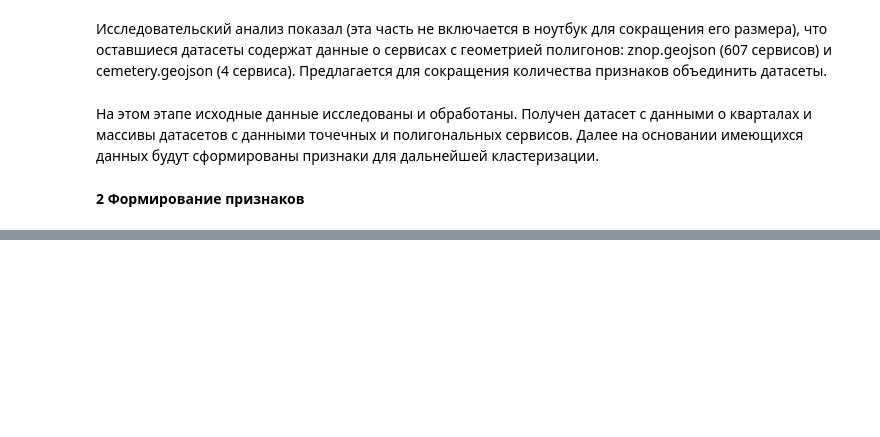
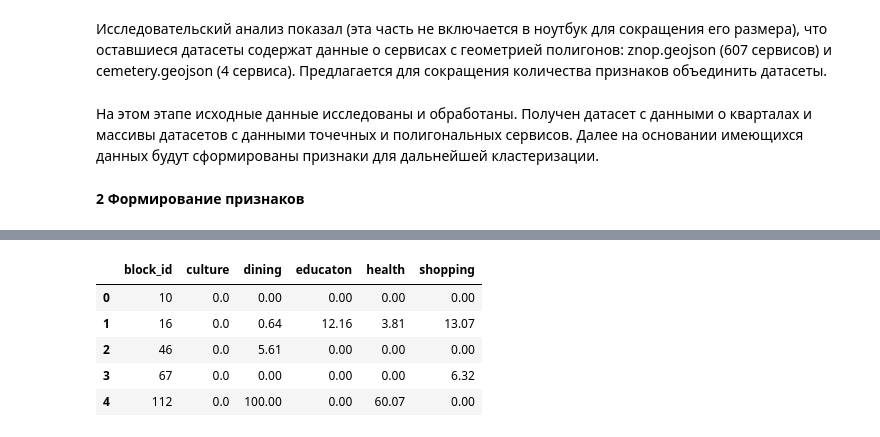
Before and after one commit to TikhonovaOlga-Spb/clustering_blocks, a Jupyter notebook: clustering_pipeline.ipynb, the cells around one changed output, grey strips where cells are left out. Cells and saved outputs as stored; diff of their text form; code cells hidden in the pictures; blank space fills up the shorter version.

```diff
--- a/clustering_pipeline.ipynb
+++ b/clustering_pipeline.ipynb
@@ -131,8 +129,8 @@ health_data = pd.concat([gpd.read_file('data/source_data/pharmacy.geojson')[['id
 culture_data = pd.concat([gpd.read_file('data/source_data/museum.geojson')[['id', 'geometry']],
                           gpd.read_file('data/source_data/library.geojson')[['id', 'geometry']]])
 # %%
-# Все точечные сервисы объединяются в массив для дальнейшего анализа
-services_points = [dining_data, shopping_data, edu_data, health_data, culture_data]
+# Все точечные сервисы объединяются в словарь для дальнейшего анализа
+services_points = {'culture': culture_data, 'dining': dining_data, 'educaton': edu_data, 'health': health_data, 'shopping': shopping_data}
 # %% [markdown]
 <b>1.4 Данные о зданиях</b>
 # %%
@@ -225,3 +223,7 @@ services_polygons = [living_builds, znop_data]
 На этом этапе исходные данные исследованы и обработаны. Получен датасет с данными о кварталах и массивы датасетов с данными точечных и полигональных сервисов. Далее на основании имеющихся данных будут сформированы признаки для дальнейшей кластеризации.
 # %% [markdown]
 <b>2 Формирование признаков</b>
+# %%
+# Датафрейм с идентификаторами кварталов для хранения признаков
+blocks_data = blocks_data.rename(columns = {'id': 'block_id'})
+features_df = blocks_data['block_id'].copy()
@@ -227,0 +268,10 @@ services_polygons = [living_builds, znop_data]
+# %%
+# Результата получения признаков на данных точечных сервисов
+features_df.head()
+# %% [output]
+|  | block_id | culture | dining | educaton | health | shopping |
+| 0 | 10 | 0.0 | 0.00 | 0.00 | 0.00 | 0.00 |
+| 1 | 16 | 0.0 | 0.64 | 12.16 | 3.81 | 13.07 |
+| 2 | 46 | 0.0 | 5.61 | 0.00 | 0.00 | 0.00 |
+| 3 | 67 | 0.0 | 0.00 | 0.00 | 0.00 | 6.32 |
+| 4 | 112 | 0.0 | 100.00 | 0.00 | 60.07 | 0.00 |
```
Also changed, not shown: parts of 16 cells of this notebook.
